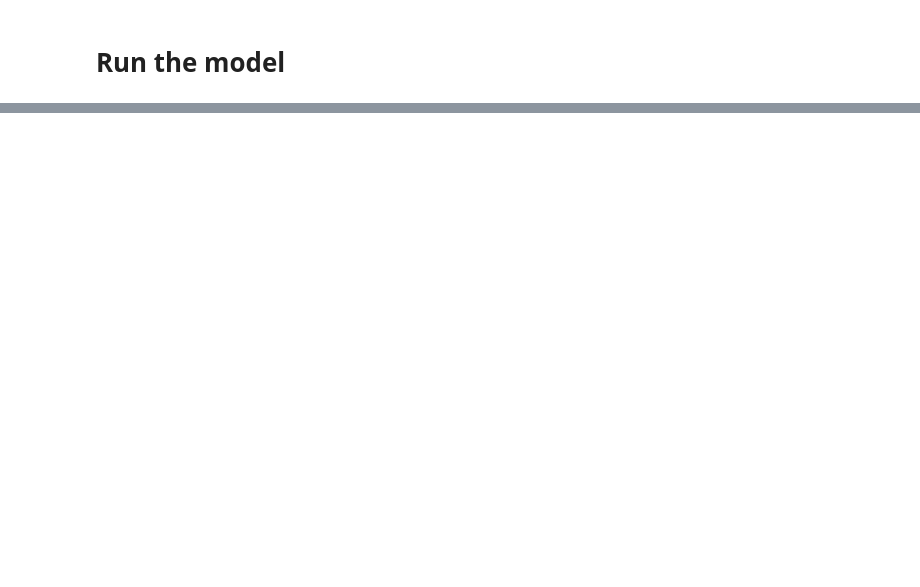
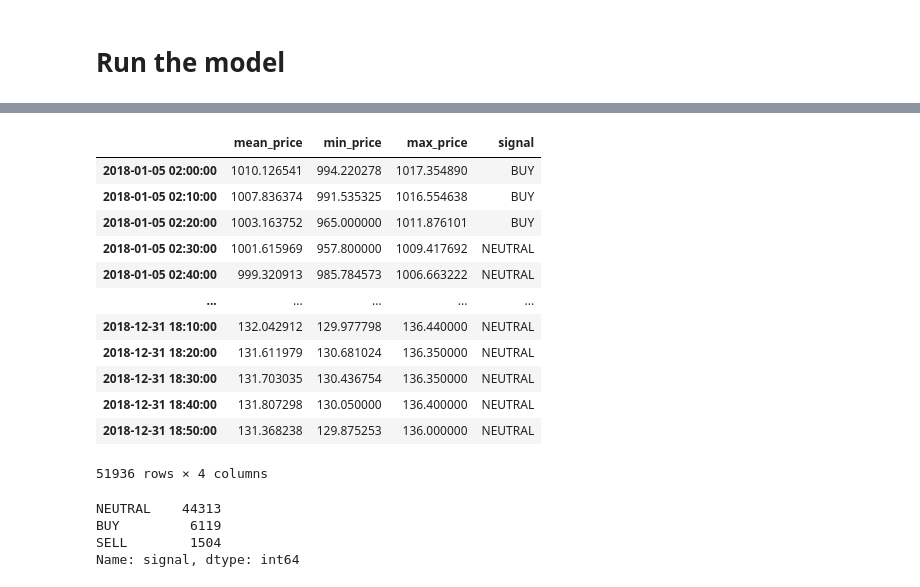
Before and after one commit to laoSVM/tb-hackathon, a Jupyter notebook: Strategy.ipynb, the cells around one changed output, grey strips where cells are left out. Saved outputs shown, nothing was run; the diff lists cells and outputs as text; code cells hidden in the pictures; blank space fills up the shorter version.

```diff
--- a/Strategy.ipynb
+++ b/Strategy.ipynb
@@ -242,0 +136,24 @@ def set_parameter():
+# %%
+# View the signals starting from our chosen start_time
+df.iloc[to_iloc(start_time):,:]
+# %% [output]
+|  | mean_price | min_price | max_price | signal |
+| 2018-01-05 02:00:00 | 1010.126541 | 994.220278 | 1017.354890 | BUY |
+| 2018-01-05 02:10:00 | 1007.836374 | 991.535325 | 1016.554638 | BUY |
+| 2018-01-05 02:20:00 | 1003.163752 | 965.000000 | 1011.876101 | BUY |
+| 2018-01-05 02:30:00 | 1001.615969 | 957.800000 | 1009.417692 | NEUTRAL |
+| 2018-01-05 02:40:00 | 999.320913 | 985.784573 | 1006.663222 | NEUTRAL |
+| ... | ... | ... | ... | ... |
+| 2018-12-31 18:10:00 | 132.042912 | 129.977798 | 136.440000 | NEUTRAL |
+| 2018-12-31 18:20:00 | 131.611979 | 130.681024 | 136.350000 | NEUTRAL |
+| 2018-12-31 18:30:00 | 131.703035 | 130.436754 | 136.350000 | NEUTRAL |
+| 2018-12-31 18:40:00 | 131.807298 | 130.050000 | 136.400000 | NEUTRAL |
+| 2018-12-31 18:50:00 | 131.368238 | 129.875253 | 136.000000 | NEUTRAL |
+51936 rows × 4 columns
+# %%
+df.signal.value_counts()
+# %% [output]
+NEUTRAL    44313
+BUY         6119
+SELL        1504
+Name: signal, dtype: int64
```
Also changed, not shown: parts of 27 cells of this notebook.
